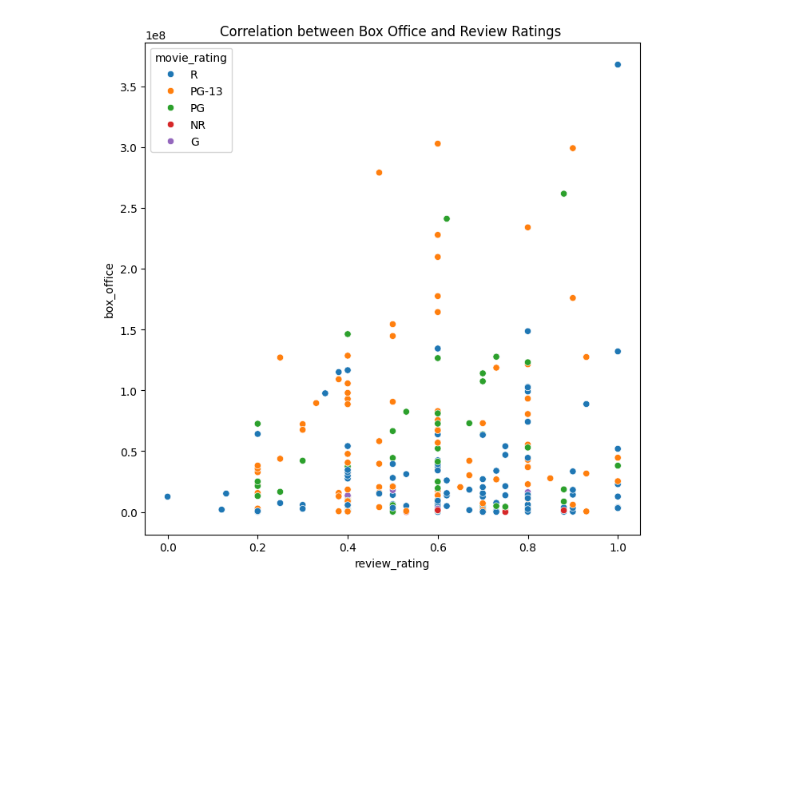
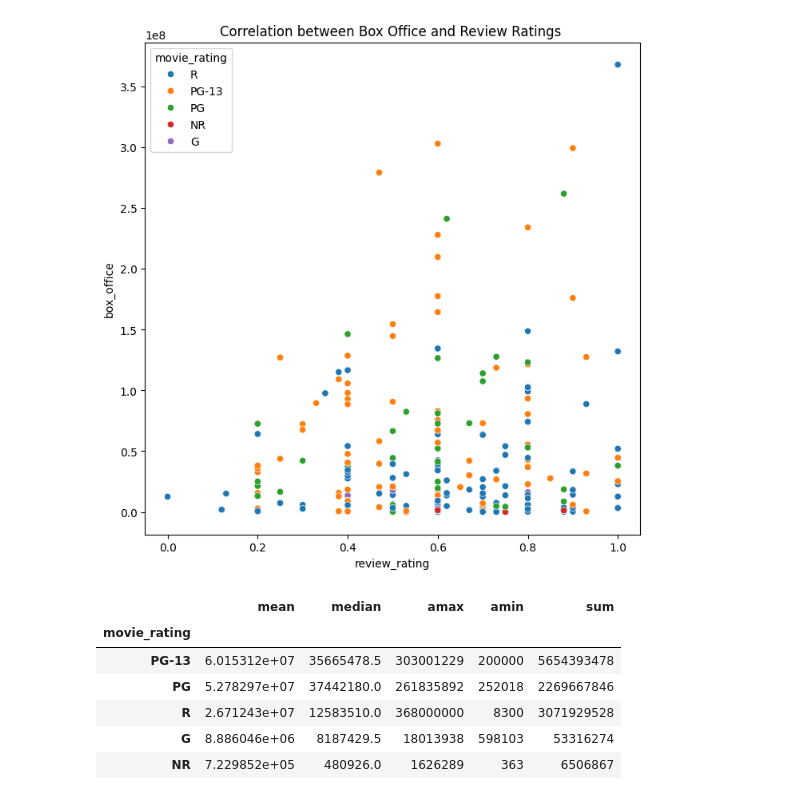
Before and after one commit to Duffman9028/movie_project, a Jupyter notebook: rt_reviews_tsv.ipynb, the cells around one changed output. Cells and saved outputs as stored; diff of their text form; code cells hidden in the pictures; blank space fills up the shorter version.

```diff
--- a/rt_reviews_tsv.ipynb
+++ b/rt_reviews_tsv.ipynb
@@ -684,0 +661,13 @@ sns.scatterplot(data=unique_data, x='review_rating',
+# %%
+#statistical summary of box office revenue on movie rating
+df = unique_data.groupby(['movie_rating'])['box_office'].agg([np.mean, np.median, np.max, np.min, np.sum])
+df = df.sort_values(by="mean", ascending=False)
+df
+# %% [output]
+|  | mean | median | amax | amin | sum |
+| movie_rating |  |  |  |  |  |
+| PG-13 | 6.015312e+07 | 35665478.5 | 303001229 | 200000 | 5654393478 |
+| PG | 5.278297e+07 | 37442180.0 | 261835892 | 252018 | 2269667846 |
+| R | 2.671243e+07 | 12583510.0 | 368000000 | 8300 | 3071929528 |
+| G | 8.886046e+06 | 8187429.5 | 18013938 | 598103 | 53316274 |
+| NR | 7.229852e+05 | 480926.0 | 1626289 | 363 | 6506867 |
```
Also changed, not shown: parts of 9 cells of this notebook, 3 other files.
